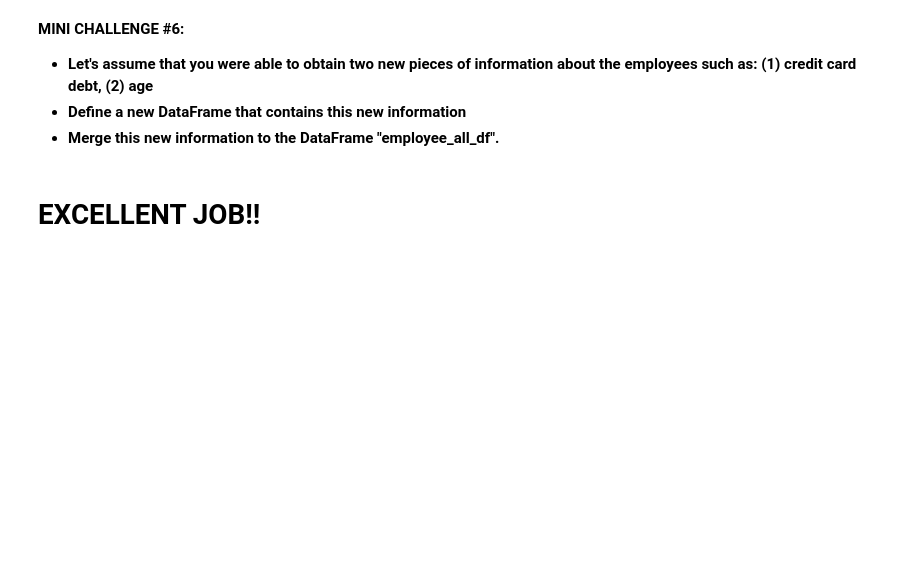
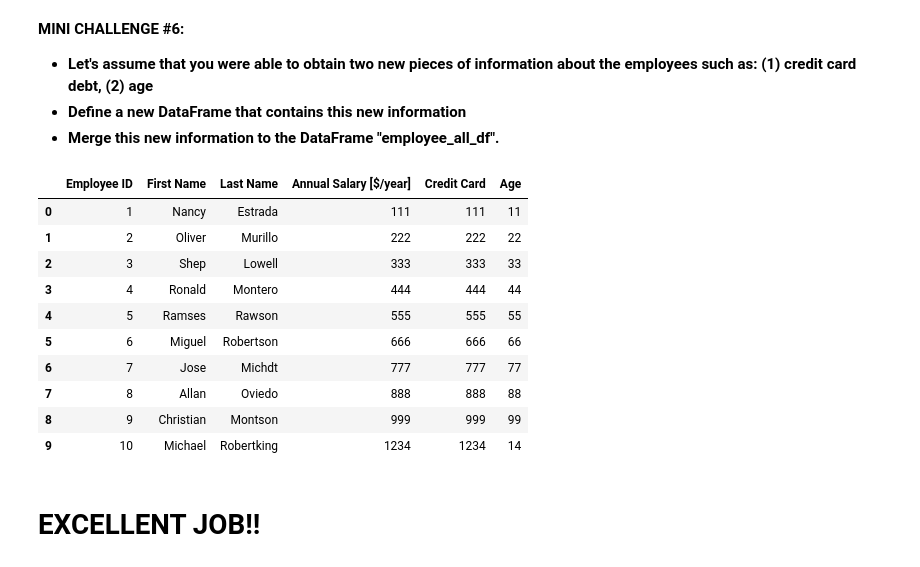
Before and after one commit to miguelestradam3/jupyter_pandas_third_training, a Jupyter notebook: Pandas for Data Analysis - Learning Path Part 3.ipynb, the cells around one changed output. Saved outputs shown, nothing was run; the diff lists cells and outputs as text; code cells hidden in the pictures; blank space fills up the shorter version.

```diff
--- a/Pandas for Data Analysis - Learning Path Part 3.ipynb
+++ b/Pandas for Data Analysis - Learning Path Part 3.ipynb
@@ -403,5 +441,26 @@ Name: First Name, dtype: object
 - **Let's assume that you were able to obtain two new pieces of information about the employees such as: (1) credit card debt, (2) age**
 - **Define a new DataFrame that contains this new information**
 - **Merge this new information to the DataFrame "employee_all_df".**
+# %%
+raw_data = {
+    'Employee ID': ['1', '2', '3', '4', '5', '6', '7', '8', '9', '10'],
+    'Credit Card': [111, 222, 333, 444, 555, 666, 777, 888, 999, 1234],
+    'Age': [11, 22, 33, 44, 55, 66, 77, 88, 99, 14]
+}
+employee_data = pd.DataFrame(raw_data, columns=['Employee ID', 'Credit Card', 'Age'])
+employee_all_2 = pd.merge(employee_all, employee_data, on="Employee ID")
+employee_all_2
+# %% [output]
+|  | Employee ID | First Name | Last Name | Annual Salary [$/year] | Credit Card | Age |
+| 0 | 1 | Nancy | Estrada | 111 | 111 | 11 |
+| 1 | 2 | Oliver | Murillo | 222 | 222 | 22 |
+| 2 | 3 | Shep | Lowell | 333 | 333 | 33 |
+| 3 | 4 | Ronald | Montero | 444 | 444 | 44 |
+| 4 | 5 | Ramses | Rawson | 555 | 555 | 55 |
+| 5 | 6 | Miguel | Robertson | 666 | 666 | 66 |
+| 6 | 7 | Jose | Michdt | 777 | 777 | 77 |
+| 7 | 8 | Allan | Oviedo | 888 | 888 | 88 |
+| 8 | 9 | Christian | Montson | 999 | 999 | 99 |
+| 9 | 10 | Michael | Robertking | 1234 | 1234 | 14 |
 # %% [markdown]
 # EXCELLENT JOB!!
```
Also changed, not shown: parts of 10 cells of this notebook, 1 other file.
